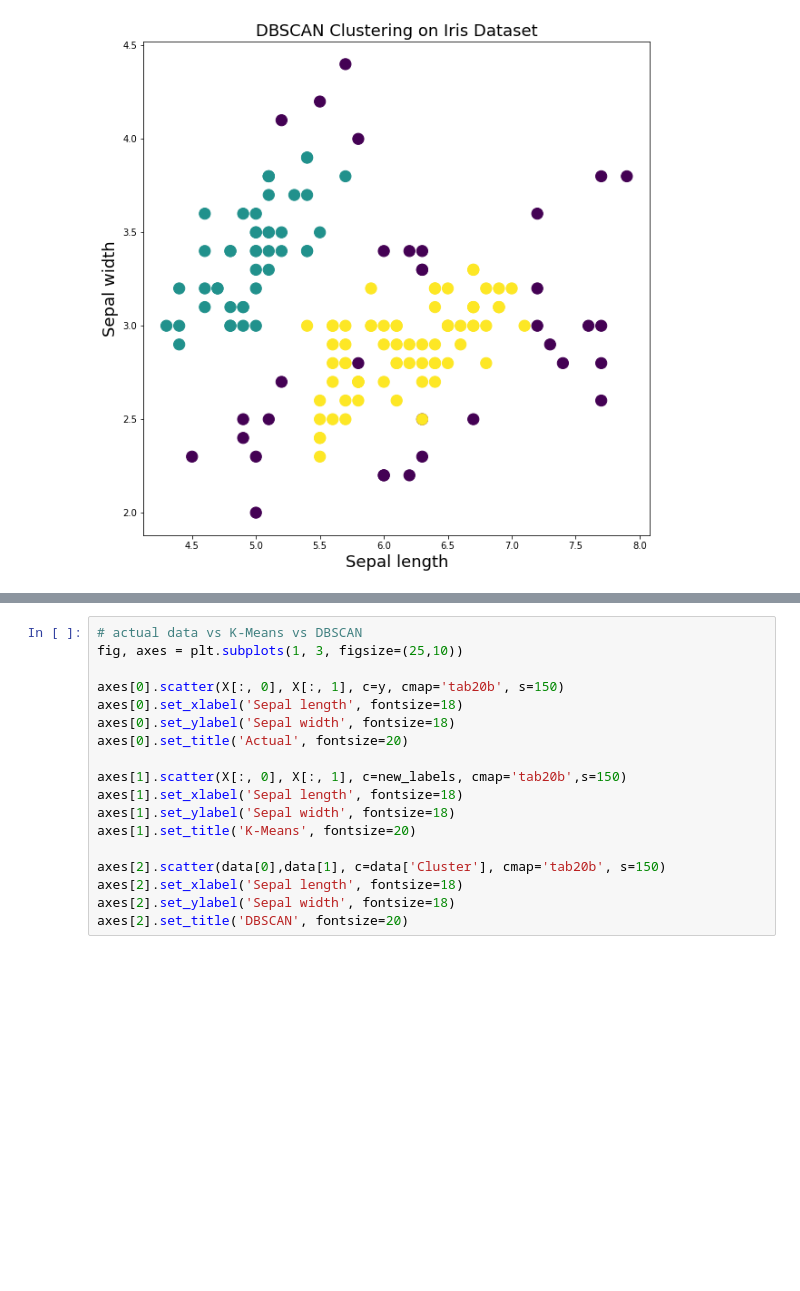
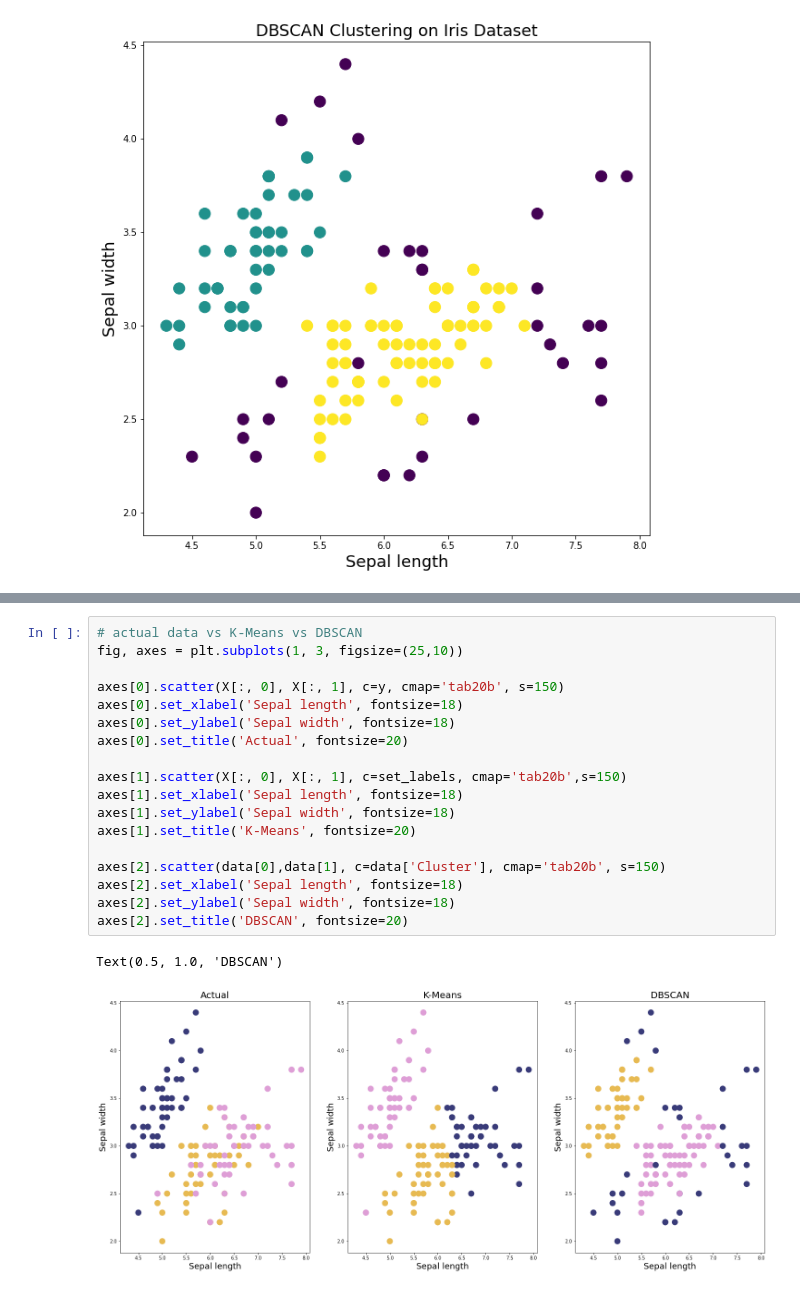
Before and after one commit to maiali13/ML-Cookbook, a Jupyter notebook: DBSCAN_Recipe.ipynb, the cells around one changed output, grey strips where cells are left out. Drawn from its saved outputs; the diff is of its cells as text; blank space fills up the shorter version.

```diff
--- a/DBSCAN_Recipe.ipynb
+++ b/DBSCAN_Recipe.ipynb
@@ -284,18 +293,21 @@ NameError: ignored
 # %%
 # actual data vs K-Means vs DBSCAN
 fig, axes = plt.subplots(1, 3, figsize=(25,10))
 
 axes[0].scatter(X[:, 0], X[:, 1], c=y, cmap='tab20b', s=150)
 axes[0].set_xlabel('Sepal length', fontsize=18)
 axes[0].set_ylabel('Sepal width', fontsize=18)
 axes[0].set_title('Actual', fontsize=20)
 
-axes[1].scatter(X[:, 0], X[:, 1], c=new_labels, cmap='tab20b',s=150)
+axes[1].scatter(X[:, 0], X[:, 1], c=set_labels, cmap='tab20b',s=150)
 axes[1].set_xlabel('Sepal length', fontsize=18)
 axes[1].set_ylabel('Sepal width', fontsize=18)
 axes[1].set_title('K-Means', fontsize=20)
 
 axes[2].scatter(data[0],data[1], c=data['Cluster'], cmap='tab20b', s=150)
 axes[2].set_xlabel('Sepal length', fontsize=18)
 axes[2].set_ylabel('Sepal width', fontsize=18)
 axes[2].set_title('DBSCAN', fontsize=20)
+# %% [output]
+Text(0.5, 1.0, 'DBSCAN')
+[figure, added]
```
Also changed, not shown: parts of 7 cells of this notebook.
